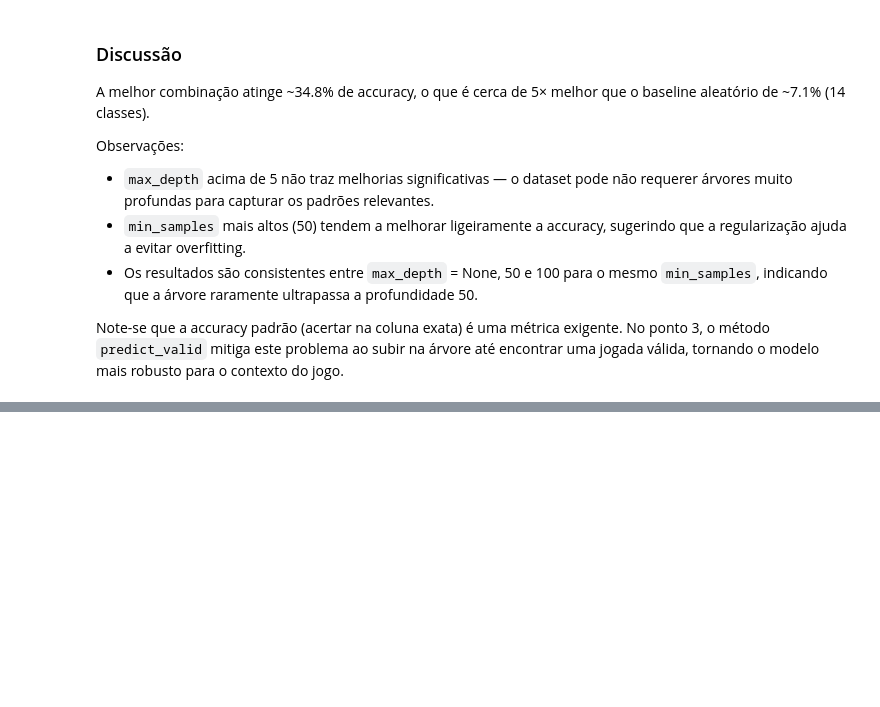
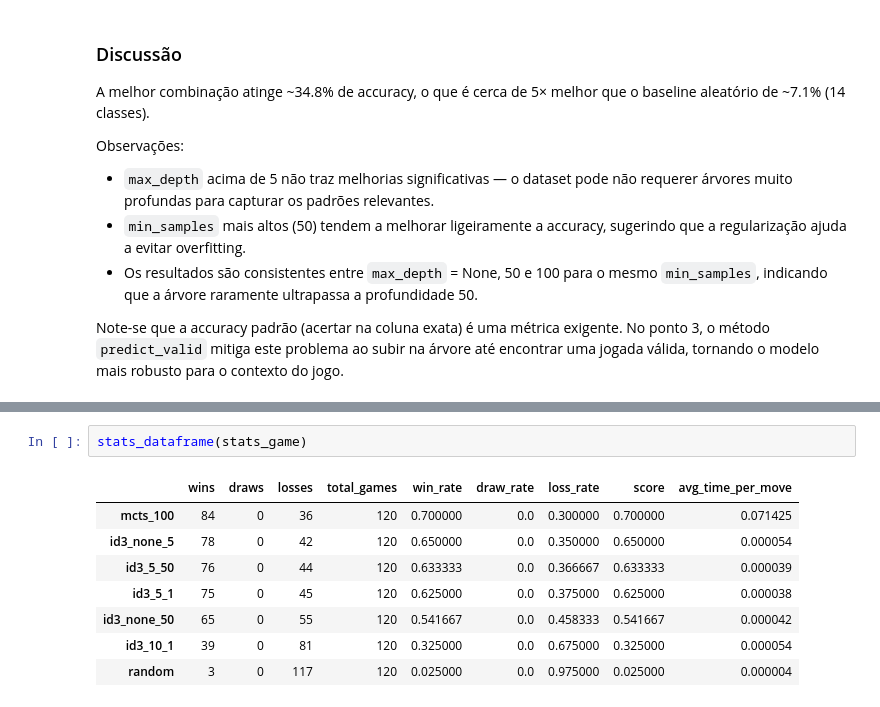
Before and after one commit to andredpinto/AI_2526_Project, a Jupyter notebook: notebooks/analysis_id3.ipynb, the cells around one changed output, grey strips where cells are left out. Drawn from its saved outputs; the diff is of its cells as text; blank space fills up the shorter version.

```diff
--- a/notebooks/analysis_id3.ipynb
+++ b/notebooks/analysis_id3.ipynb
@@ -272,0 +471,11 @@ Note-se que a accuracy padrão (acertar na coluna exata) é uma métrica exigent
+# %%
+stats_dataframe(stats_game)
+# %% [output]
+|  | wins | draws | losses | total_games | win_rate | draw_rate | loss_rate | score | avg_time_per_move |
+| mcts_100 | 84 | 0 | 36 | 120 | 0.700000 | 0.0 | 0.300000 | 0.700000 | 0.071425 |
+| id3_none_5 | 78 | 0 | 42 | 120 | 0.650000 | 0.0 | 0.350000 | 0.650000 | 0.000054 |
+| id3_5_50 | 76 | 0 | 44 | 120 | 0.633333 | 0.0 | 0.366667 | 0.633333 | 0.000039 |
+| id3_5_1 | 75 | 0 | 45 | 120 | 0.625000 | 0.0 | 0.375000 | 0.625000 | 0.000038 |
+| id3_none_50 | 65 | 0 | 55 | 120 | 0.541667 | 0.0 | 0.458333 | 0.541667 | 0.000042 |
+| id3_10_1 | 39 | 0 | 81 | 120 | 0.325000 | 0.0 | 0.675000 | 0.325000 | 0.000054 |
+| random | 3 | 0 | 117 | 120 | 0.025000 | 0.0 | 0.975000 | 0.025000 | 0.000004 |
```
Also changed, not shown: parts of 8 cells of this notebook, 1 other file.
